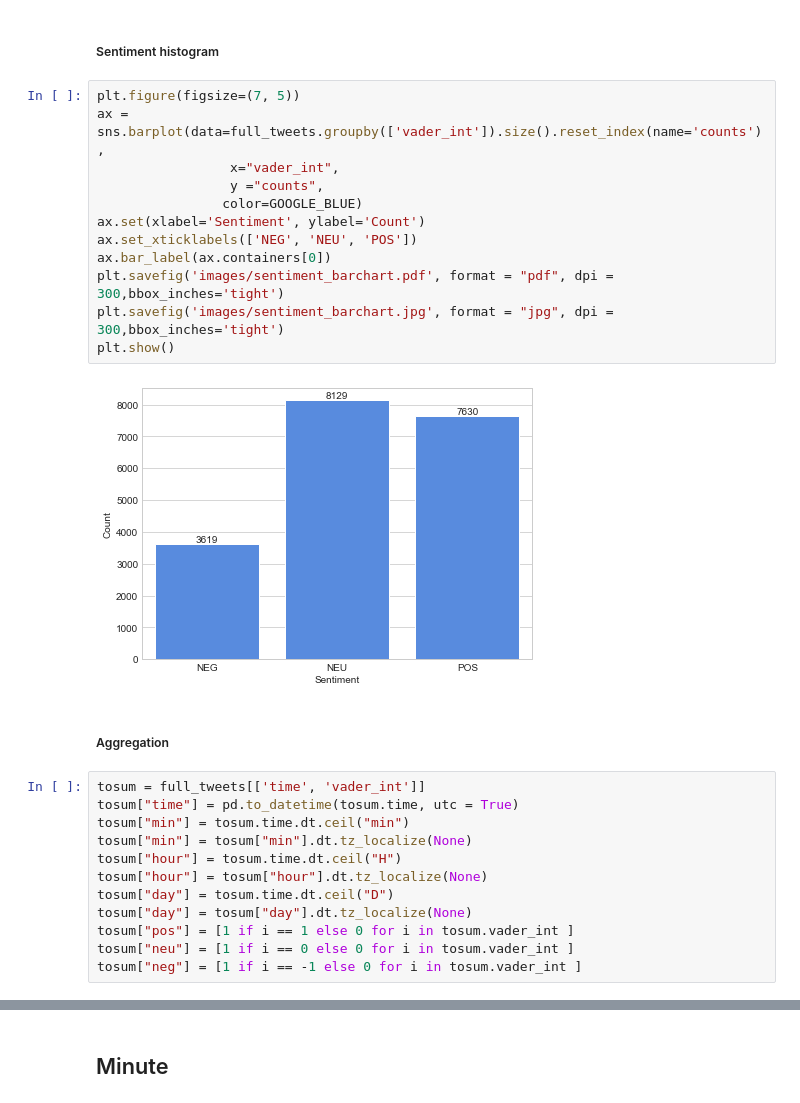
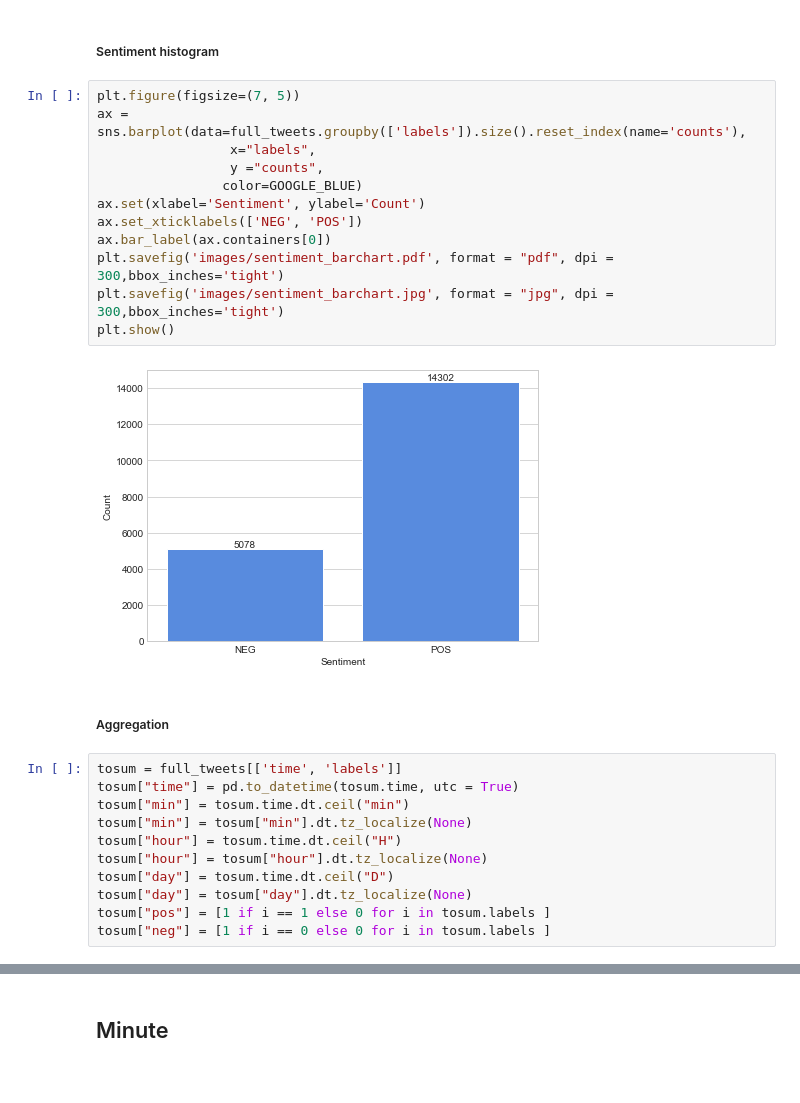
Before and after one commit to MGaulia/PD, a Jupyter notebook: 3 Sentiment.ipynb, the cells around one changed output, grey strips where cells are left out. Saved outputs shown, nothing was run; the diff lists cells and outputs as text.

```diff
--- a/3 Sentiment.ipynb
+++ b/3 Sentiment.ipynb
@@ -132,22 +137,22 @@ full_tweets.head(2)
 ##### Sentiment histogram
 # %%
 plt.figure(figsize=(7, 5))
-ax = sns.barplot(data=full_tweets.groupby(['vader_int']).size().reset_index(name='counts'),
-                 x="vader_int",
+ax = sns.barplot(data=full_tweets.groupby(['labels']).size().reset_index(name='counts'),
+                 x="labels",
                  y ="counts",
                 color=GOOGLE_BLUE)
 ax.set(xlabel='Sentiment', ylabel='Count')
-ax.set_xticklabels(['NEG', 'NEU', 'POS'])
+ax.set_xticklabels(['NEG', 'POS'])
 ax.bar_label(ax.containers[0])
 plt.savefig('images/sentiment_barchart.pdf', format = "pdf", dpi = 300,bbox_inches='tight')
 plt.savefig('images/sentiment_barchart.jpg', format = "jpg", dpi = 300,bbox_inches='tight')
 plt.show()
 # %% [output]
-[figure, old version]
+[figure, new version]
 # %% [markdown]
 ##### Aggregation
 # %%
-tosum = full_tweets[['time', 'vader_int']]
+tosum = full_tweets[['time', 'labels']]
 tosum["time"] = pd.to_datetime(tosum.time, utc = True)
 tosum["min"] = tosum.time.dt.ceil("min")
 tosum["min"] = tosum["min"].dt.tz_localize(None)
@@ -155,9 +160,8 @@ tosum["hour"] = tosum.time.dt.ceil("H")
 tosum["hour"] = tosum["hour"].dt.tz_localize(None)
 tosum["day"] = tosum.time.dt.ceil("D")
 tosum["day"] = tosum["day"].dt.tz_localize(None)
-tosum["pos"] = [1 if i == 1 else 0 for i in tosum.vader_int ]
-tosum["neu"] = [1 if i == 0 else 0 for i in tosum.vader_int ]
-tosum["neg"] = [1 if i == -1 else 0 for i in tosum.vader_int ]
+tosum["pos"] = [1 if i == 1 else 0 for i in tosum.labels ]
+tosum["neg"] = [1 if i == 0 else 0 for i in tosum.labels ]
 # %%
 tosum.head()
 # %% [output]
```
Also changed, not shown: parts of 32 cells of this notebook, 4 other files.
